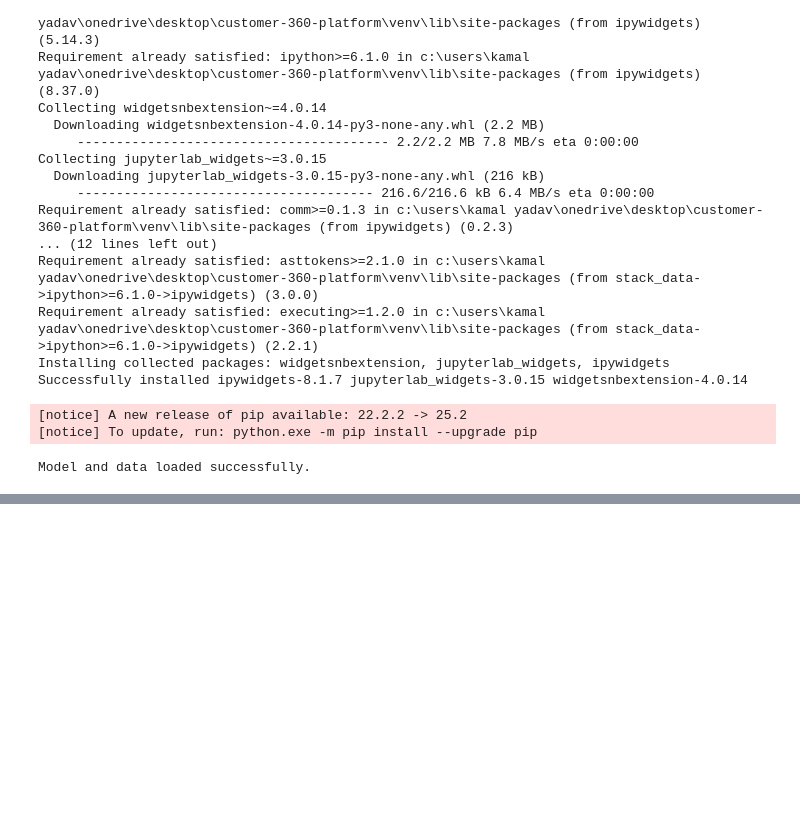
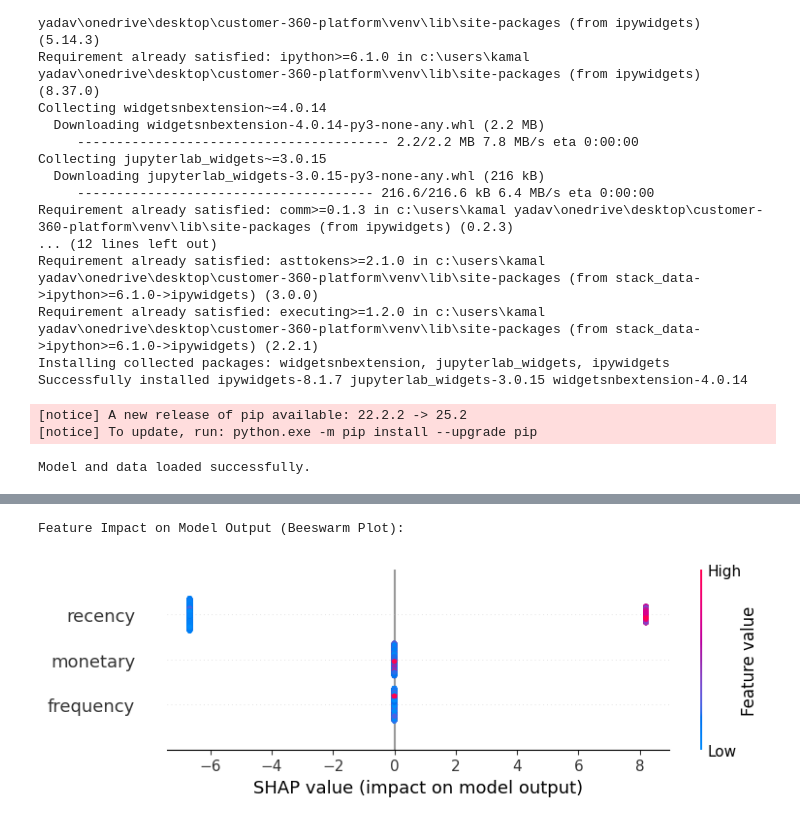
Before and after one commit to kamalyadav07/customer-360-platform, a Jupyter notebook: 03-Model-Explainability.ipynb, the cells around one changed output, grey strips where cells are left out. Drawn from its saved outputs; the diff is of its cells as text; code cells hidden in the pictures; blank space fills up the shorter version.

```diff
--- a/03-Model-Explainability.ipynb
+++ b/03-Model-Explainability.ipynb
@@ -46,0 +64,6 @@ Model and data loaded successfully.
+# %%
+print("Feature Impact on Model Output (Beeswarm Plot):")
+shap.summary_plot(shap_values, X_test)
+# %% [output]
+Feature Impact on Model Output (Beeswarm Plot):
+[figure, added]
```
Also changed, not shown: parts of 2 cells of this notebook, 2 other files.
